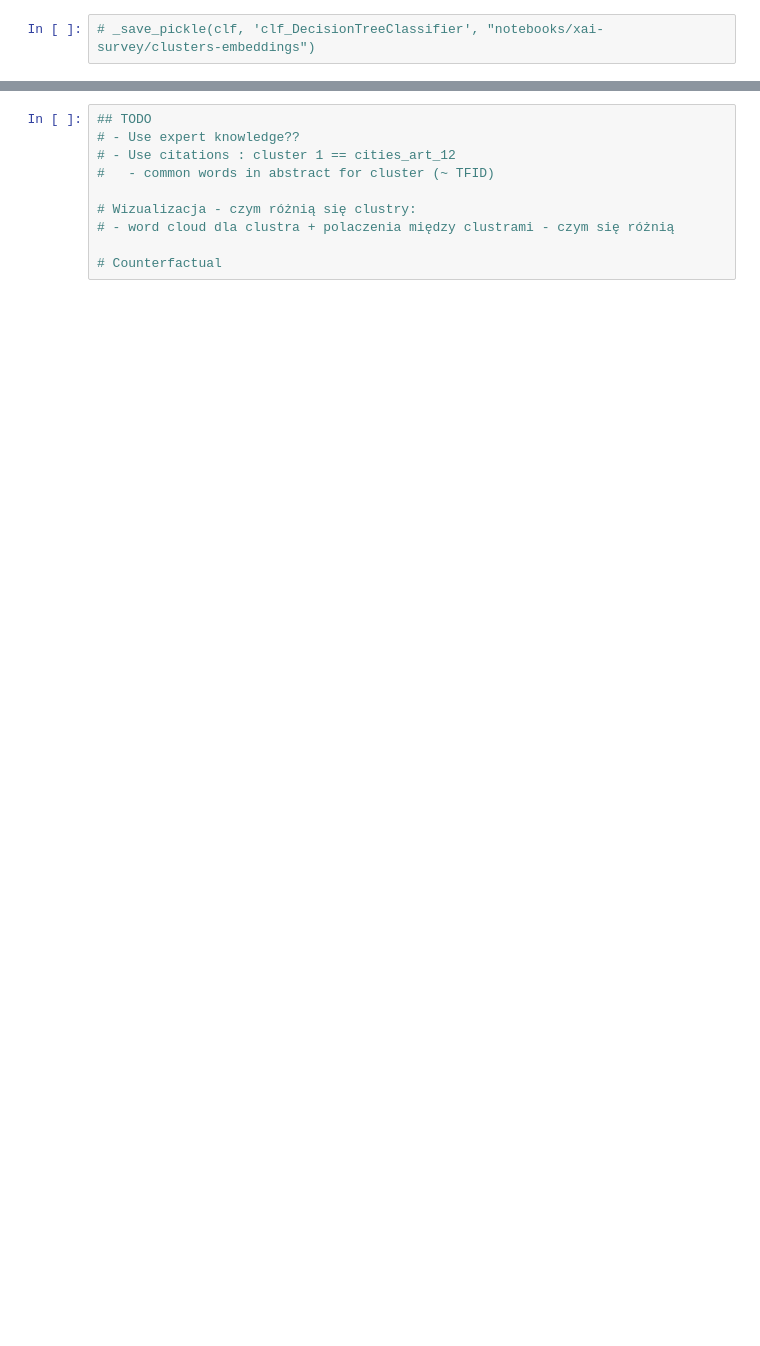
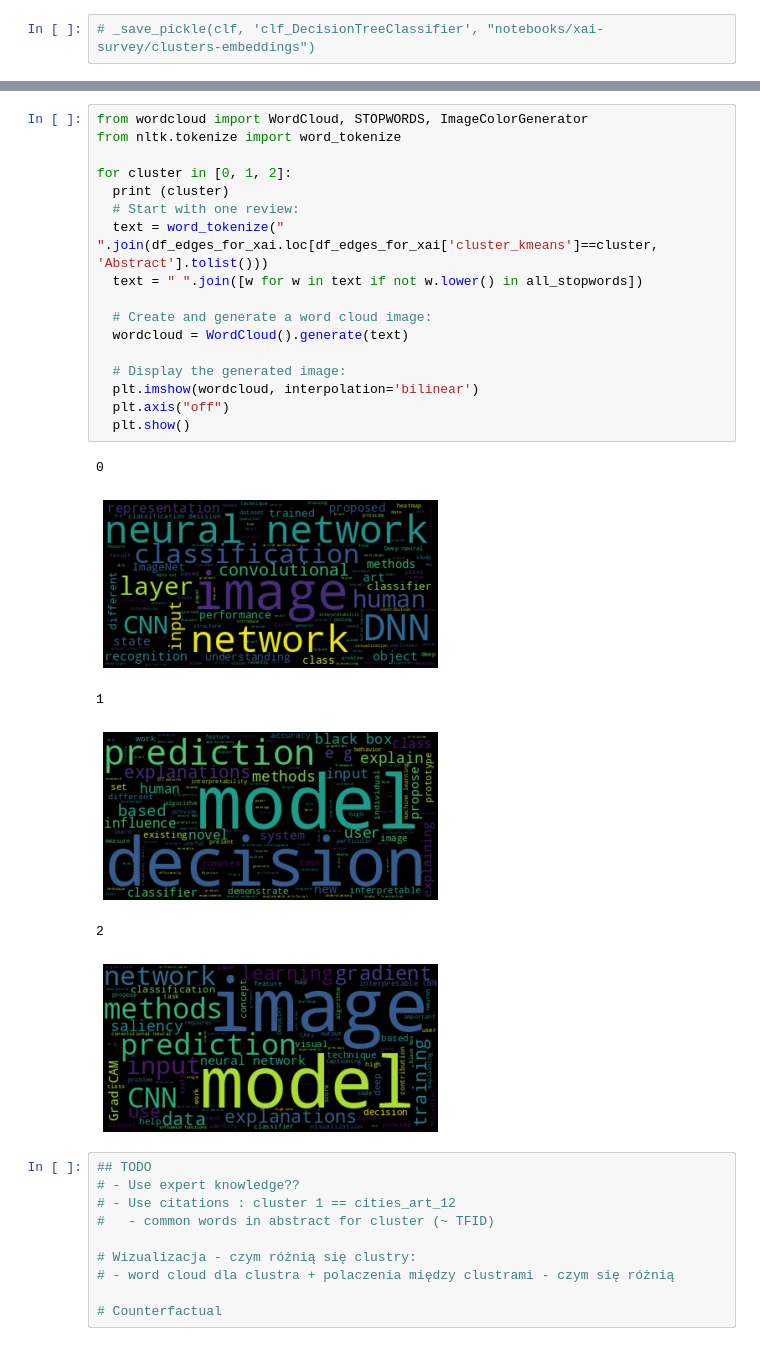
Before and after one commit to mozo64/xai-survey, a Jupyter notebook: src/clustering.ipynb, the cells around one changed output, grey strips where cells are left out. Saved outputs shown, nothing was run; the diff lists cells and outputs as text; blank space fills up the shorter version.

```diff
--- a/src/clustering.ipynb
+++ b/src/clustering.ipynb
@@ -630,3 +647,27 @@ vis = tree.plot_tree(clf, feature_names = vectorizer.get_feature_names(), class_
+# %%
+from wordcloud import WordCloud, STOPWORDS, ImageColorGenerator
+from nltk.tokenize import word_tokenize
+
+for cluster in [0, 1, 2]:
+  print (cluster)
+  # Start with one review:
+  text = word_tokenize(" ".join(df_edges_for_xai.loc[df_edges_for_xai['cluster_kmeans']==cluster, 'Abstract'].tolist()))
+  text = " ".join([w for w in text if not w.lower() in all_stopwords])
+
+  # Create and generate a word cloud image:
+  wordcloud = WordCloud().generate(text)
+
+  # Display the generated image:
+  plt.imshow(wordcloud, interpolation='bilinear')
+  plt.axis("off")
+  plt.show()
+# %% [output]
+0
+[figure, added]
+1
+[figure, added]
+2
+[figure, added]
 # %%
 ## TODO
 # - Use expert knowledge??
```
Also changed, not shown: parts of 7 cells of this notebook.
